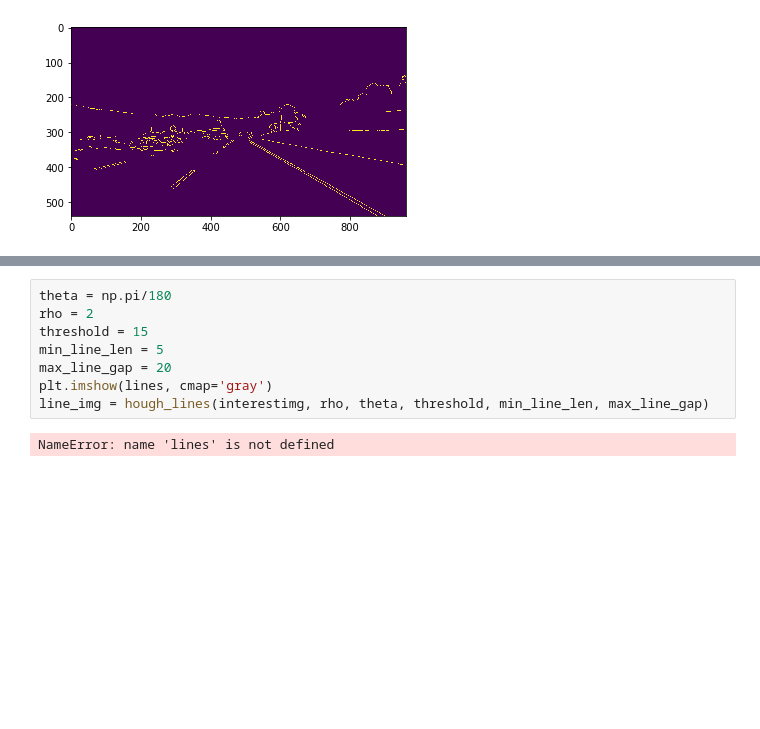
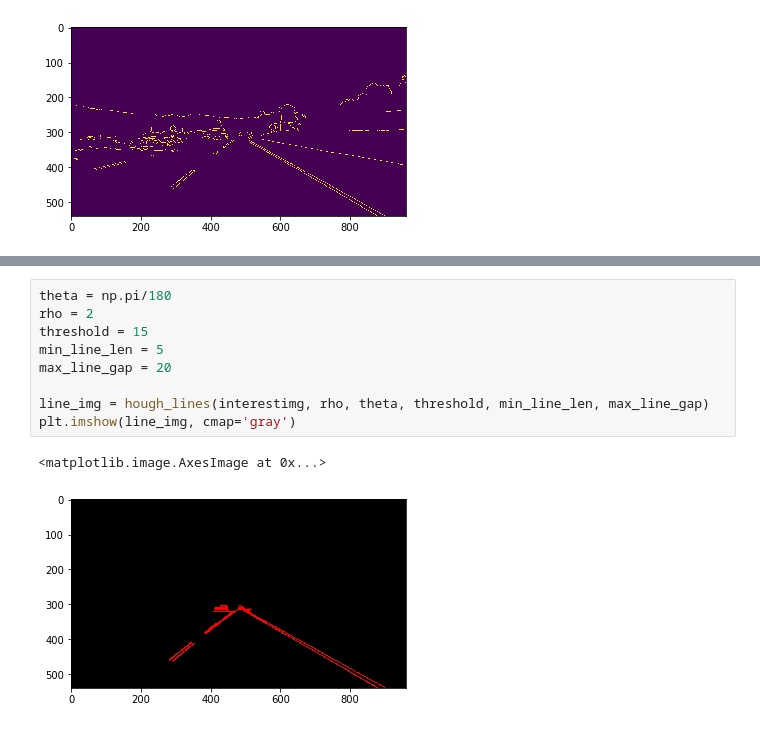
Before and after one commit to ashwanijha04/SelfDriveDIP, a Jupyter notebook: 01 - Lane Detection/01- Lane Detection.ipynb, the cells around one changed output, grey strips where cells are left out. Saved outputs shown, nothing was run; the diff lists cells and outputs as text; blank space fills up the shorter version.

```diff
--- a/01 - Lane Detection/01- Lane Detection.ipynb
+++ b/01 - Lane Detection/01- Lane Detection.ipynb
@@ -152,10 +180,12 @@ plt.imshow(interestimg)
 # %%
 theta = np.pi/180
 rho = 2
 threshold = 15
 min_line_len = 5
 max_line_gap = 20
-plt.imshow(lines, cmap='gray')
+
 line_img = hough_lines(interestimg, rho, theta, threshold, min_line_len, max_line_gap)
+plt.imshow(line_img, cmap='gray')
 # %% [output]
-NameError: name 'lines' is not defined
+<matplotlib.image.AxesImage at 0x...>
+[figure, added]
```
Also changed, not shown: parts of 17 cells of this notebook.
